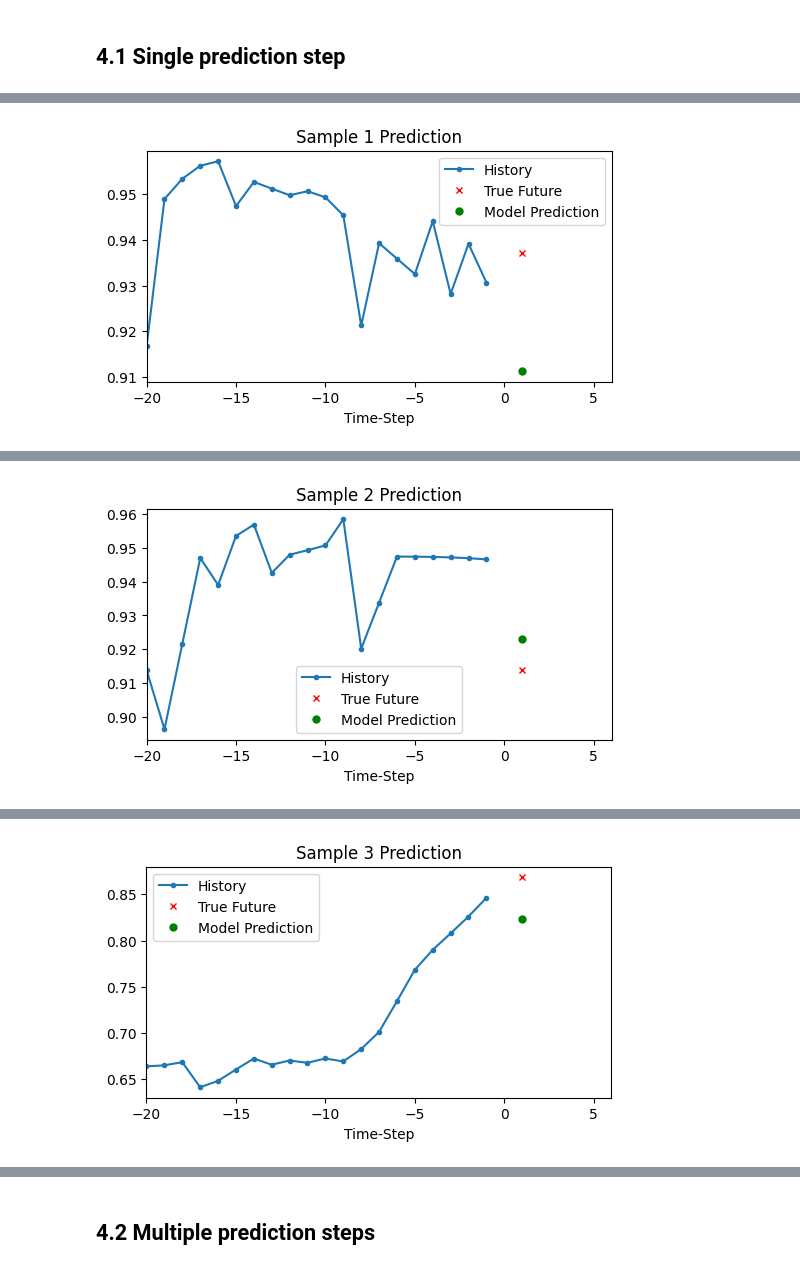
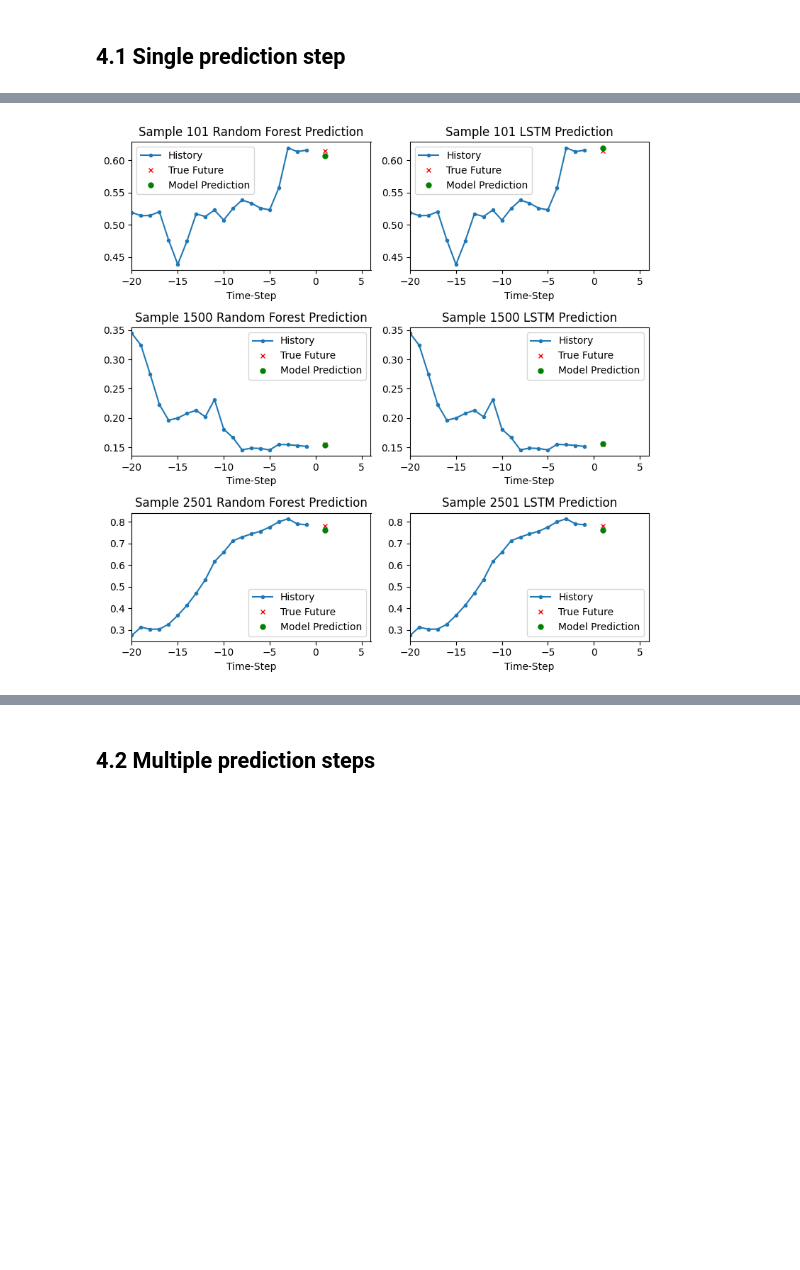
Before and after one commit to ZhiqiWang17/AI-thesis, a Jupyter notebook: Code_multiple_pixel/Train & evaluation Model_avg_pixel.ipynb, the cells around one changed output, grey strips where cells are left out. Saved outputs shown, nothing was run; the diff lists cells and outputs as text; code cells hidden in the pictures; blank space fills up the shorter version.

```diff
--- a/Code_multiple_pixel/Train & evaluation Model_avg_pixel.ipynb
+++ b/Code_multiple_pixel/Train & evaluation Model_avg_pixel.ipynb
@@ -553,8 +327,10 @@ transformer_model = load_model("/content/drive/MyDrive/Saved_models/transformer_
 # 3. Compare the model performance
 # %%
 # Load models
-rf_model = joblib.load("/content/drive/MyDrive/Saved_models/rf_model_avg.pkl")
-lstm_model = load_model("/content/drive/MyDrive/Saved_models/lstm_model_avg")
+rf_model = joblib.load("/content/drive/MyDrive/Saved_models/rf_model_avg_4.pkl")
+# %%
+# Load models
+lstm_model = load_model("/content/drive/MyDrive/Saved_models/lstm_model_avg_4")
 # %%
 # predicted NDVI values for rf, LSTM,convLSTM,transformer model
 #test
@@ -624,7 +412,7 @@ for idx, ax in enumerate(axes.flatten()):
 
     ax.set_xlabel('Expected NDVI')
     ax.set_ylabel('Predicted NDVI')
-    ax.set_title(f'{titles[idx]}: Expected vs. Predicted NDVI\nR2 score = {r2_scores[idx]:.2f},RMSE = {rmse_scores[idx]:.2f}')
+    ax.set_title(f'{titles[idx]}: Expected vs. Predicted NDVI\nR2 score = {r2_scores[idx]:.3f},RMSE = {rmse_scores[idx]:.3f}')
 
 plt.tight_layout()
 plt.show()
@@ -651,0 +470,8 @@ plt.show()
+# %%
+# Convert numpy arrays to dataframes
+inverse_y_test_avg_df = pd.DataFrame(inverse_y_test_avg, columns=['True NDVI'])
+rf_inverse_y_pred_test_df = pd.DataFrame(rf_inverse_y_pred_test, columns=['Predicted NDVI (Random Forest)'])
+lstm_inverse_y_pred_test_df = pd.DataFrame(lstm_inverse_y_pred_test, columns=['Predicted NDVI (LSTM)'])
+
+# Merge dataframes into a single dataframe
+merged_df = pd.concat([inverse_y_test_avg_df, rf_inverse_y_pred_test_df, lstm_inverse_y_pred_test_df], axis=1)
@@ -654,39 +524,47 @@ plt.show()
 # %% [markdown]
 ## 4.1 Single prediction step
 # %%
-# single step visualization 5 samples - LSTM/RF/convLSTM/randofrmer
+# single step prediction for all models in one graph
 
-# single step prediction
-def show_plot(plot_data, title):
+def show_plot(plot_data, title, ax):
     labels = ["History", "True Future", "Model Prediction"]
     marker = [".-", "rx", "go"]
     time_steps = list(range(-(plot_data[0].shape[0]), 0))
     future = 1
 
-    fig, ax = plt.subplots(figsize=(6, 3))
-    plt.title(title)
+    ax.set_title(title)
     for i, val in enumerate(plot_data):
         if i:
-            plt.plot(future, plot_data[i], marker[i], markersize=5, label=labels[i])
+            ax.plot(future, plot_data[i], marker[i], markersize=5, label=labels[i])
         else:
-            plt.plot(time_steps, plot_data[i].flatten(), marker[i], label=labels[i])
-    plt.legend()
-    plt.xlim([time_steps[0], (future + 2) * 2])
-    plt.xlabel("Time-Step")
-    plt.show()
+            ax.plot(time_steps, plot_data[i].flatten(), marker[i], label=labels[i])
+    ax.legend()
+    ax.set_xlim([time_steps[0], (future + 2) * 2])
+    ax.set_xlabel("Time-Step")
 
 # Prepare data for the plot
-n = 5  # number of samples to visualize
-random_indices = np.random.choice(len(X_test_avg), n, replace=False)
+n = 3  # number of samples to visualize
+specified_indices = [100, 1499, 2500]  # samples 1, 1000 and 3000
 
-for i, idx in enumerate(random_indices):
+fig, axes = plt.subplots(nrows=n, ncols=2, figsize=(8, 8))  # adjust figsize as needed
+
+for i, idx in enumerate(specified_indices):
     x_sample = X_test_avg[idx]
     y_sample = y_test_avg[idx]
-    y_pred_lstm = lstm_model.predict(x_sample[np.newaxis, :, :])[0]
-
     history_ndvi = x_sample[:, 0]  # Select only NDVI_scaled from input_vars
     true_future = y_sample
-    model_prediction = y_pred_lstm
 
-    show_plot([history_ndvi, true_future, model_prediction], f"Sample {i + 1} Prediction")
+    # Random Forest
+    y_pred_rf = rf_model.predict(x_sample.reshape(1, -1))[0]
+    ax = axes[i, 0]
+    show_plot([history_ndvi, true_future, y_pred_rf], f"Sample {idx + 1} Random Forest Prediction", ax)
+
+    # LSTM
+    y_pred_lstm = lstm_model.predict(x_sample[np.newaxis, :, :])[0]
+    ax = axes[i, 1]
+    show_plot([history_ndvi, true_future, y_pred_lstm], f"Sample {idx + 1} LSTM Prediction", ax)
+
+
+plt.tight_layout()
+plt.show()
 # %% [output]
@@ -694 +574 @@ for i, idx in enumerate(random_indices):
-[figure, old version]
+[figure, new version]
@@ -696 +574,0 @@ for i, idx in enumerate(random_indices):
-[figure, removed]
@@ -698 +574,0 @@ for i, idx in enumerate(random_indices):
-[figure, removed]
```
Also changed, not shown: parts of 76 cells of this notebook, 4 other files.
